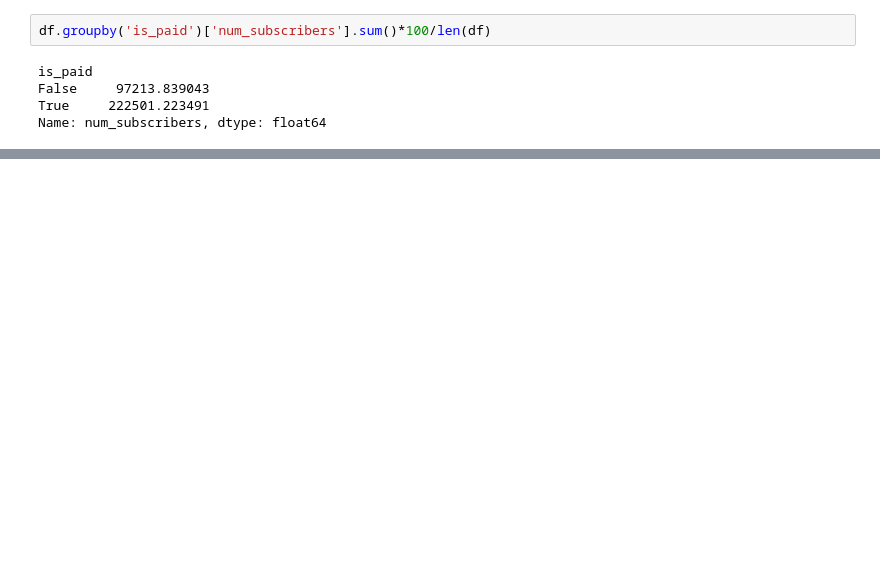
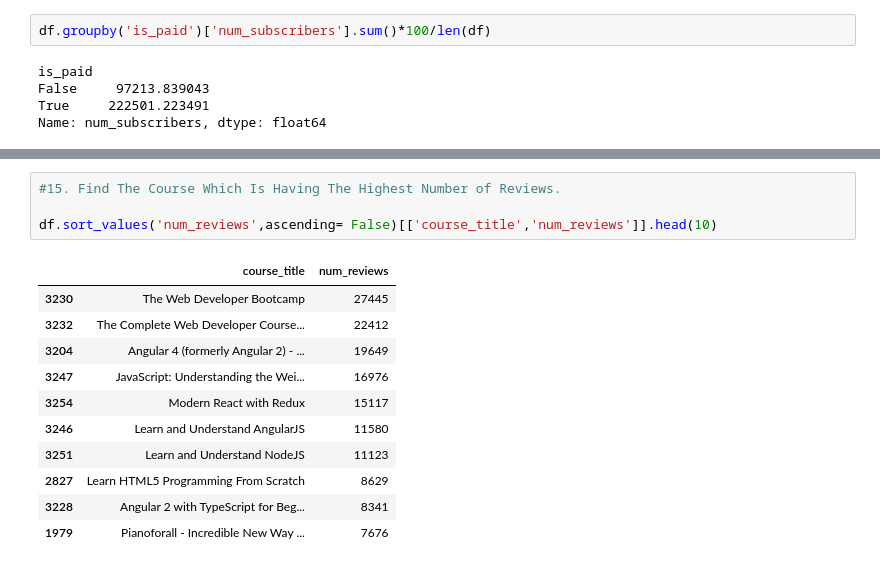
Before and after one commit to ronit2802/Pandas, a Jupyter notebook: Pandas_Projects/06_Udemy_dataset.ipynb, the cells around one changed output, grey strips where cells are left out. Drawn from its saved outputs; the diff is of its cells as text; blank space fills up the shorter version.

```diff
--- a/Pandas_Projects/06_Udemy_dataset.ipynb
+++ b/Pandas_Projects/06_Udemy_dataset.ipynb
@@ -191,0 +228,16 @@ Name: num_subscribers, dtype: float64
+# %%
+#15. Find The Course Which Is Having The Highest Number of Reviews.
+
+df.sort_values('num_reviews',ascending= False)[['course_title','num_reviews']].head(10)
+# %% [output]
+|  | course_title | num_reviews |
+| 3230 | The Web Developer Bootcamp | 27445 |
+| 3232 | The Complete Web Developer Course... | 22412 |
+| 3204 | Angular 4 (formerly Angular 2) - ... | 19649 |
+| 3247 | JavaScript: Understanding the Wei... | 16976 |
+| 3254 | Modern React with Redux | 15117 |
+| 3246 | Learn and Understand AngularJS | 11580 |
+| 3251 | Learn and Understand NodeJS | 11123 |
+| 2827 | Learn HTML5 Programming From Scratch | 8629 |
+| 3228 | Angular 2 with TypeScript for Beg... | 8341 |
+| 1979 | Pianoforall - Incredible New Way ... | 7676 |
```
Also changed, not shown: parts of 11 cells of this notebook.
